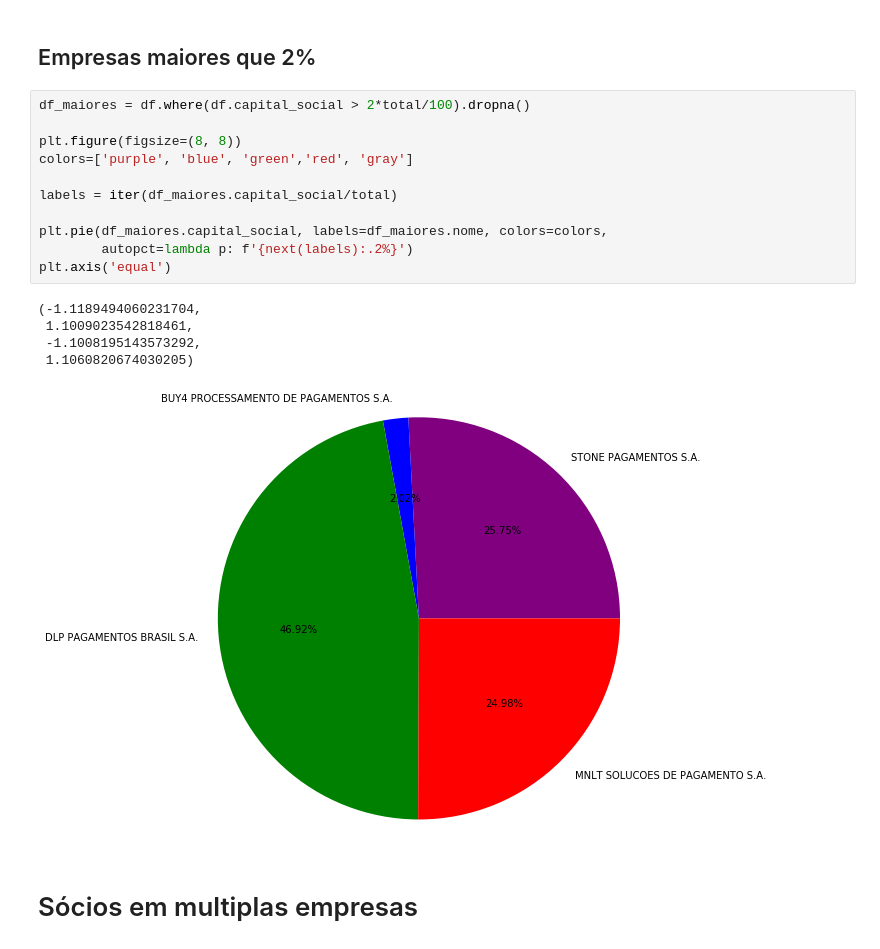
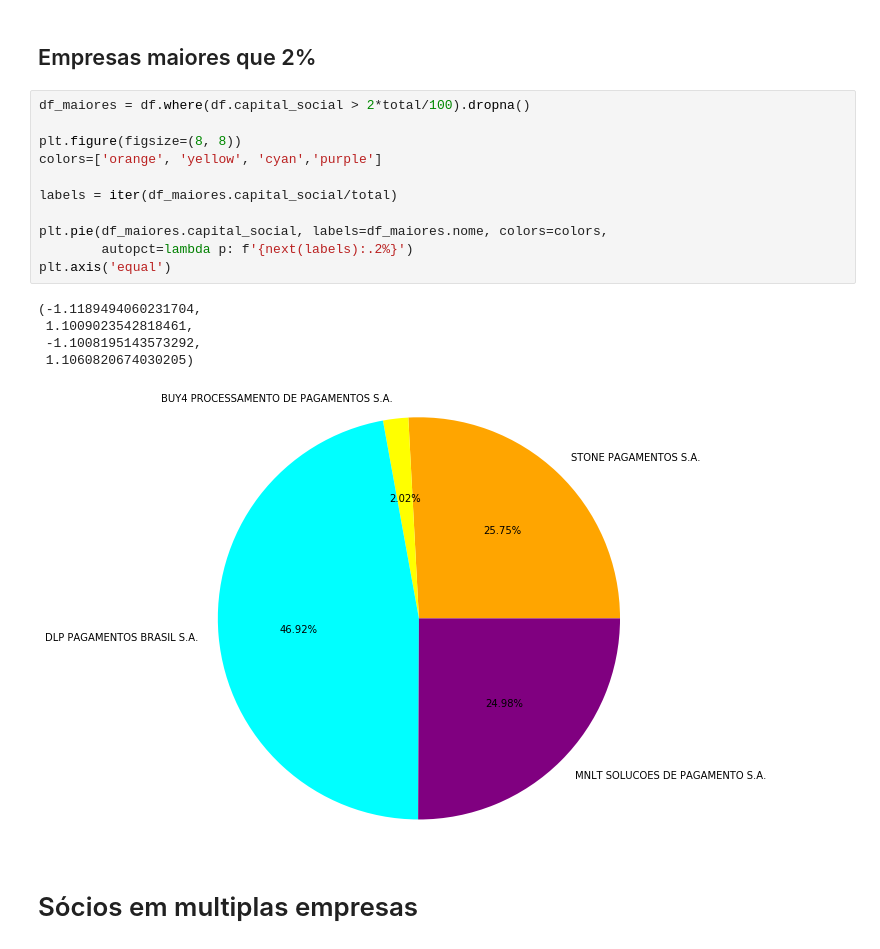
Before and after one commit to ArthurJ/stone-trial, a Jupyter notebook: Analise.ipynb, the cells around one changed output. Drawn from its saved outputs; the diff is of its cells as text.

```diff
--- a/Analise.ipynb
+++ b/Analise.ipynb
@@ -77,20 +77,20 @@ plt.axis('equal')
 # %%
 df_maiores = df.where(df.capital_social > 2*total/100).dropna()
 
 plt.figure(figsize=(8, 8))
-colors=['purple', 'blue', 'green','red', 'gray']
+colors=['orange', 'yellow', 'cyan','purple']
 
 labels = iter(df_maiores.capital_social/total)
 
 plt.pie(df_maiores.capital_social, labels=df_maiores.nome, colors=colors,
         autopct=lambda p: f'{next(labels):.2%}')
 plt.axis('equal')
 # %% [output]
 (-1.1189494060231704,
  1.1009023542818461,
  -1.1008195143573292,
  1.1060820674030205)
-[figure, old version]
+[figure, new version]
 # %% [markdown]
 # Sócios em multiplas empresas
 # %%
```
Also changed, not shown: parts of 4 cells of this notebook, 2 other files.
